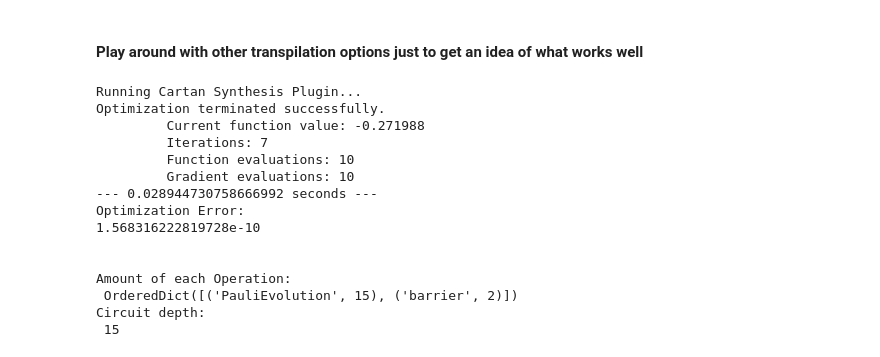
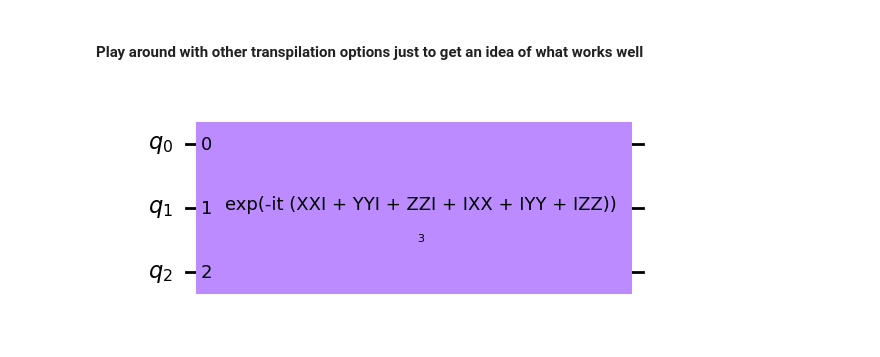
Before and after one commit to richarddengli/cartan-quantum-synthesizer, a Jupyter notebook: IBM-2023-internship-project/qiskit-cartan/testing_transp.ipynb, the cells around one changed output. Cells and saved outputs as stored; diff of their text form; code cells hidden in the pictures.

Commit message:
updated simulations, transpilation between 2 to 4 qubits

```diff
--- a/IBM-2023-internship-project/qiskit-cartan/testing_transp.ipynb
+++ b/IBM-2023-internship-project/qiskit-cartan/testing_transp.ipynb
@@ -2,45 +2,3 @@
 This notebook is used to play around with different transpilation options.
 # %% [markdown]
 #### Play around with other transpilation options just to get an idea of what works well
-# %%
-from qiskit.circuit import QuantumCircuit
-from qiskit.circuit.library import PauliEvolutionGate
-from qiskit.quantum_info import SparsePauliOp
-from qiskit.transpiler.passes.synthesis.high_level_synthesis import HighLevelSynthesis, HLSConfig
-from qiskit.transpiler import PassManager
-
-# Make 3-qubit Heisenberg Ham to test and corresponding PauliEvolutionGates.
-test_heisenberg_ham = SparsePauliOp(["XXI", "YYI", "ZZI", "IXX", "IYY", "IZZ"], coeffs = [1,1,1,1,1,1])
-test_time_evolve = 3
-test_paulievolutiongate = PauliEvolutionGate(test_heisenberg_ham, time=test_time_evolve)
-
-# Make initial circuit with PauliEvolutionGate.
-qc_before = QuantumCircuit(3)
-qc_before.append(test_paulievolutiongate, range(3))
-
-# Make cartan decomposed circuit with PauliEvolutionGates by calling the custom pass.
-hls_config = HLSConfig(PauliEvolution=[("cartan", {"random_seed":1})])
-pm = PassManager()
-pm.append(HighLevelSynthesis(hls_config=hls_config))
-qc_after = pm.run(qc_before)
-
-# Summarize amount of each type of operation and circuit depth.
-print("\n")
-print("Amount of each Operation: \n", qc_after.count_ops())
-print("Circuit depth: \n", qc_after.depth())
-# %% [output]
-Running Cartan Synthesis Plugin...
-Optimization terminated successfully.
-         Current function value: -0.271988
-         Iterations: 7
-         Function evaluations: 10
-         Gradient evaluations: 10
---- 0.028944730758666992 seconds ---
-Optimization Error:
-1.568316222819728e-10
-
-
-Amount of each Operation:
- OrderedDict([('PauliEvolution', 15), ('barrier', 2)])
-Circuit depth:
- 15
@@ -46,0 +24,19 @@ Circuit depth:
+# %%
+# Make 3-qubit Heisenberg Ham to test and corresponding PauliEvolutionGates.
+test_time_evolve = 3
+ham_terms = ["XXI", "YYI", "ZZI", "IXX", "IYY", "IZZ"]
+
+test_heisenberg_ham = SparsePauliOp(data=ham_terms,
+                                    coeffs=np.ones(len(ham_terms), dtype=int))
+test_paulievolutiongate = PauliEvolutionGate(operator=test_heisenberg_ham,
+                                             time=test_time_evolve,
+                                             synthesis=MatrixExponential())
+
+
+# Make initial circuit with PauliEvolutionGate.
+qc_before = QuantumCircuit(len(ham_terms[0]))
+qc_before.append(test_paulievolutiongate, range(len(ham_terms[0])))
+
+qc_before.draw("mpl", filename="before.png")
+# %% [output]
+[figure, added]
```
Also changed, not shown: parts of 32 cells of this notebook, 11 other files.
